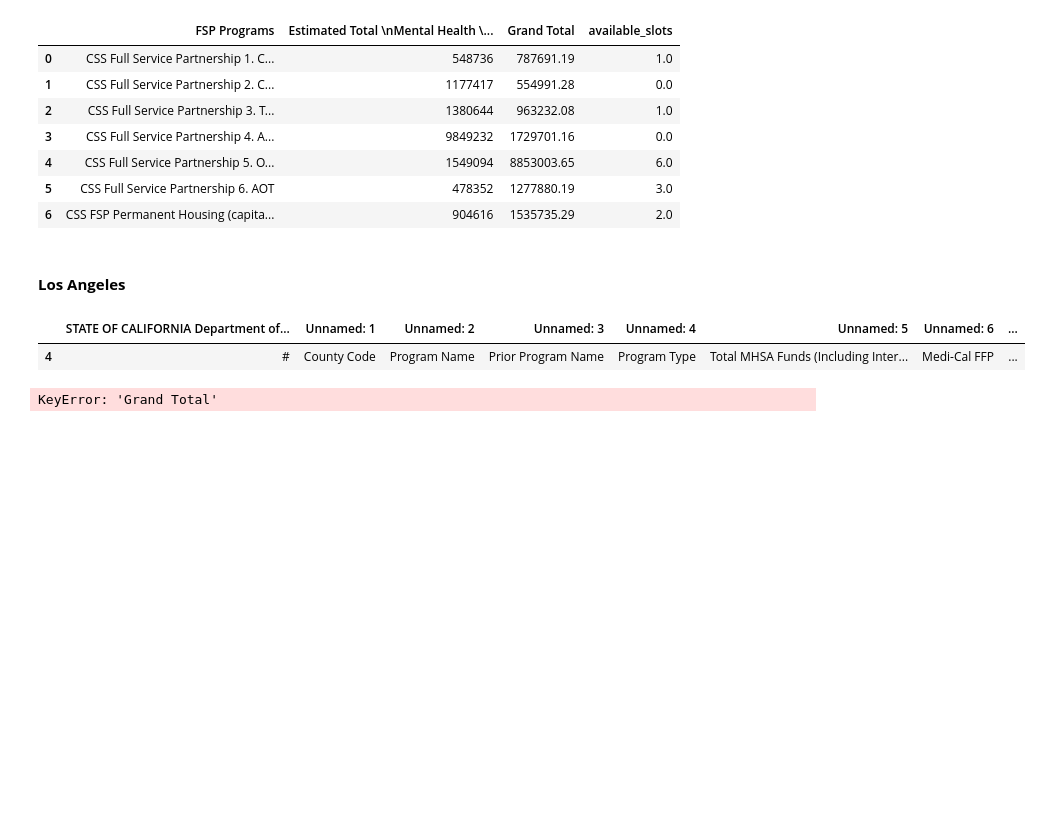
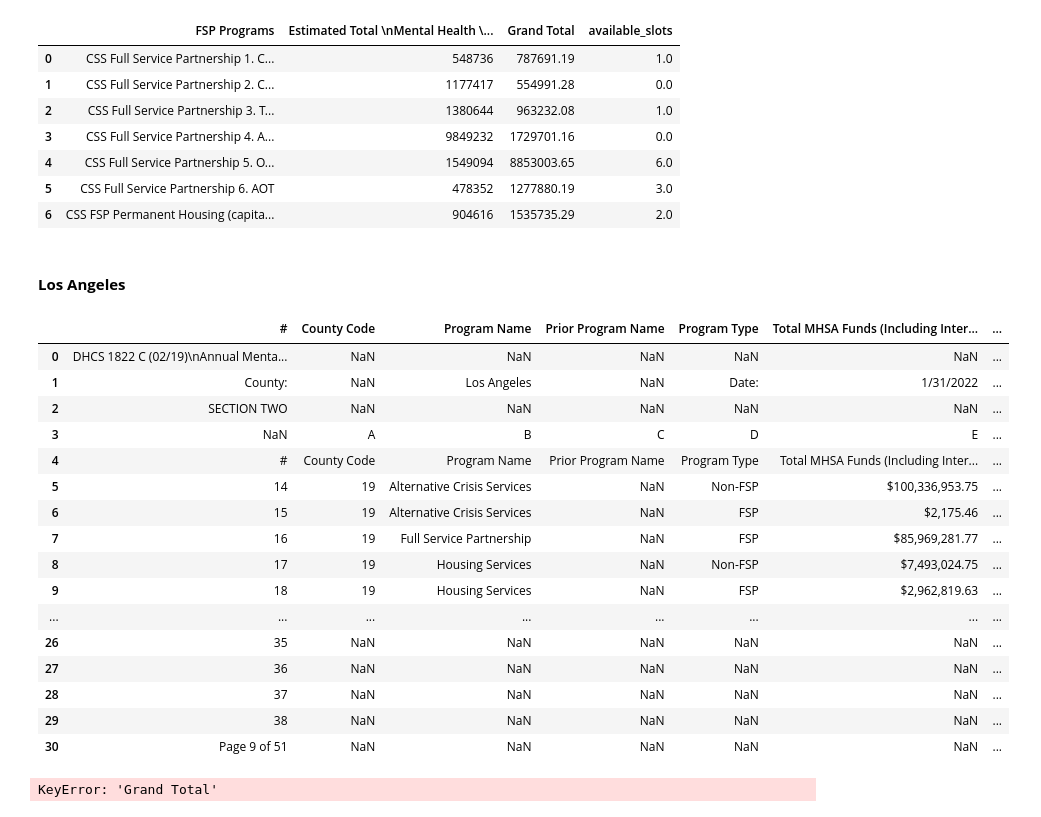
Before and after one commit to michellesuminpark/Data-Discovery, a Jupyter notebook: HBGI-UCB Research Workspace.ipynb, the cells around one changed output. Cells and saved outputs as stored; diff of their text form; code cells hidden in the pictures; blank space fills up the shorter version.

```diff
--- a/HBGI-UCB Research Workspace.ipynb
+++ b/HBGI-UCB Research Workspace.ipynb
@@ -191,10 +193,26 @@ sf_cost_per
 # variables found in reports
 la_enrollees = 24833
 # %%
-la_cost_budget.iloc[4:5, :]
+la_cost_budget.columns = la_cost_budget.iloc[[4]].values[0]
+la_cost_budget
 # %% [output]
-|  | STATE OF CALIFORNIA Department of... | Unnamed: 1 | Unnamed: 2 | Unnamed: 3 | Unnamed: 4 | Unnamed: 5 | Unnamed: 6 | ... |
-| 4 | # | County Code | Program Name | Prior Program Name | Program Type | Total MHSA Funds (Including Inter... | Medi-Cal FFP | ... |
+|  | # | County Code | Program Name | Prior Program Name | Program Type | Total MHSA Funds (Including Inter... | ... |
+| 0 | DHCS 1822 C (02/19)\nAnnual Menta... | NaN | NaN | NaN | NaN | NaN | ... |
+| 1 | County: | NaN | Los Angeles | NaN | Date: | 1/31/2022 | ... |
+| 2 | SECTION TWO | NaN | NaN | NaN | NaN | NaN | ... |
+| 3 | NaN | A | B | C | D | E | ... |
+| 4 | # | County Code | Program Name | Prior Program Name | Program Type | Total MHSA Funds (Including Inter... | ... |
+| 5 | 14 | 19 | Alternative Crisis Services | NaN | Non-FSP | $100,336,953.75 | ... |
+| 6 | 15 | 19 | Alternative Crisis Services | NaN | FSP | $2,175.46 | ... |
+| 7 | 16 | 19 | Full Service Partnership | NaN | FSP | $85,969,281.77 | ... |
+| 8 | 17 | 19 | Housing Services | NaN | Non-FSP | $7,493,024.75 | ... |
+| 9 | 18 | 19 | Housing Services | NaN | FSP | $2,962,819.63 | ... |
+| ... | ... | ... | ... | ... | ... | ... | ... |
+| 26 | 35 | NaN | NaN | NaN | NaN | NaN | ... |
+| 27 | 36 | NaN | NaN | NaN | NaN | NaN | ... |
+| 28 | 37 | NaN | NaN | NaN | NaN | NaN | ... |
+| 29 | 38 | NaN | NaN | NaN | NaN | NaN | ... |
+| 30 | Page 9 of 51 | NaN | NaN | NaN | NaN | NaN | ... |
 # %%
 la_fsp_budget = la_cost_budget[la_cost_budget["Unnamed: 4"] == "FSP"]
 la_fsp_budget["Grand Total"] = la_fsp_budget["Grand Total"].str.replace('[\$,]', '', regex=True).astype(float)
```
Also changed, not shown: parts of 1 cell of this notebook.
